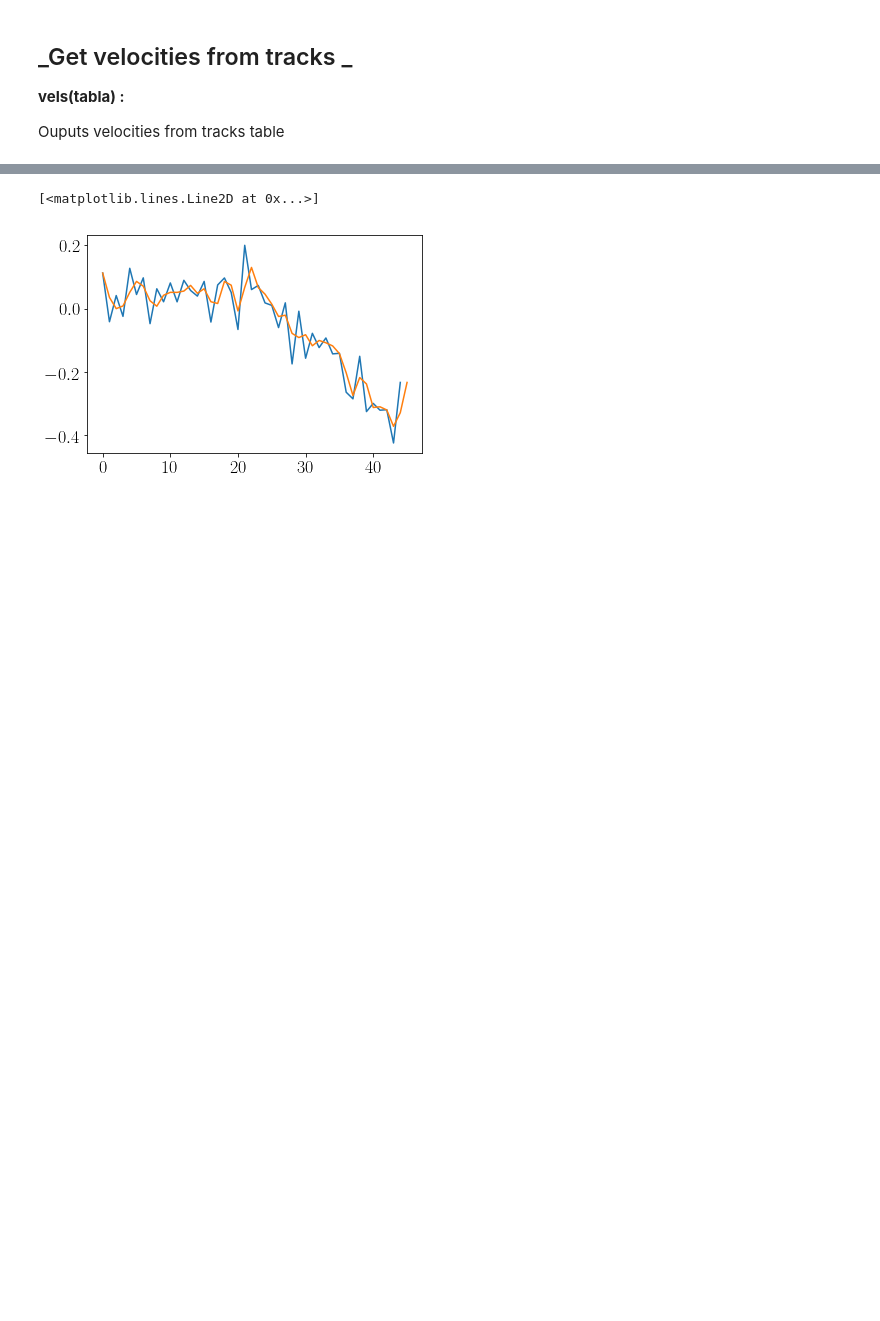
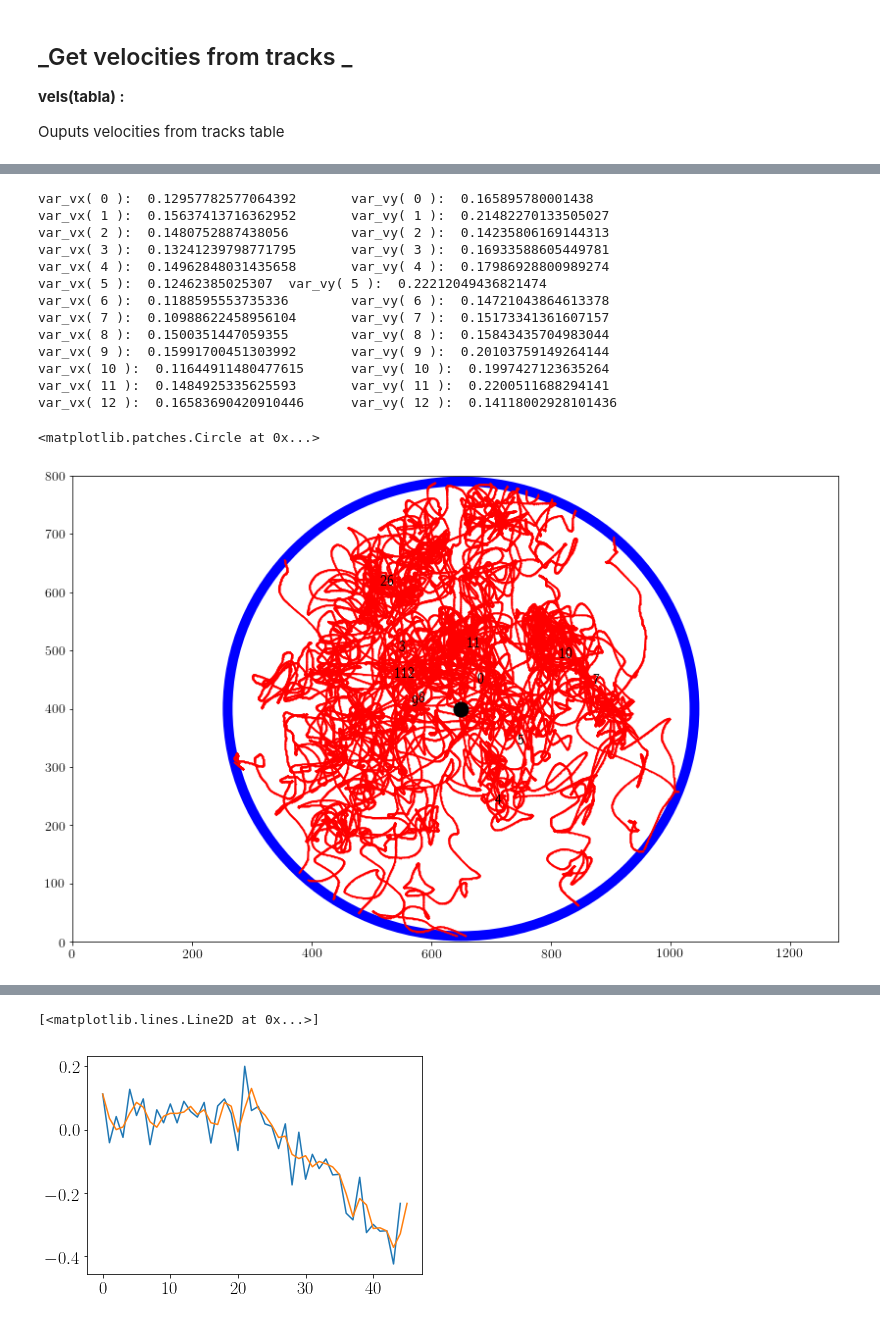
Before and after one commit to fvegar/Tracks, a Jupyter notebook: tracks_processing.ipynb, the cells around one changed output, grey strips where cells are left out. Cells and saved outputs as stored; diff of their text form; code cells hidden in the pictures; blank space fills up the shorter version.

```diff
--- a/tracks_processing.ipynb
+++ b/tracks_processing.ipynb
@@ -263,0 +477,34 @@ def vels_gradient(tabla):
+# %%
+#fig=plt.figure(1,figsize=(14,14*info['shape'][0][1]/info['shape'][0][0]))
+fig, ax = plt.subplots(figsize=(14,14*info['shape'][0][1]/info['shape'][0][0]))
+px_size = 72./fig.dpi
+
+circle2 = plt.Circle((info.ROI_center[0][0], info.ROI_center[0][1]), info.ROI_radius[0], alpha=1, lw=10,fill=False, edgecolor='b')
+
+ax.set_xlim(0,info['shape'][0][0])
+ax.set_ylim(0,info['shape'][0][1])
+
+for i in range(Ntracks):
+    plt.plot(tracks[i].x,tracks[i].y, c='r', marker='.', markersize=px_size,linewidth=None)
+    plt.text(np.mean(tracks[i].x), np.mean(tracks[i].y), str(i))
+    print('var_vx(', str(i),'): ', np.var(tracks[i].vx), '\tvar_vy(', str(i),'): ', np.var(tracks[i].vy))
+#plt.plot(tracks[10].x,tracks[10].y, c= 'b', marker='.', markersize=px_size,linewidth=None)
+
+plt.plot(info.ROI_center[0][0],info.ROI_center[0][1], 'o', markersize =15*px_size, c='k')
+ax.add_artist(circle2)
+# %% [output]
+var_vx( 0 ):  0.12957782577064392       var_vy( 0 ):  0.165895780001438
+var_vx( 1 ):  0.15637413716362952       var_vy( 1 ):  0.21482270133505027
+var_vx( 2 ):  0.1480752887438056        var_vy( 2 ):  0.14235806169144313
+var_vx( 3 ):  0.13241239798771795       var_vy( 3 ):  0.16933588605449781
+var_vx( 4 ):  0.14962848031435658       var_vy( 4 ):  0.17986928800989274
+var_vx( 5 ):  0.12462385025307  var_vy( 5 ):  0.22212049436821474
+var_vx( 6 ):  0.1188595553735336        var_vy( 6 ):  0.14721043864613378
+var_vx( 7 ):  0.10988622458956104       var_vy( 7 ):  0.15173341361607157
+var_vx( 8 ):  0.1500351447059355        var_vy( 8 ):  0.15843435704983044
+var_vx( 9 ):  0.15991700451303992       var_vy( 9 ):  0.20103759149264144
+var_vx( 10 ):  0.11644911480477615      var_vy( 10 ):  0.1997427123635264
+var_vx( 11 ):  0.1484925335625593       var_vy( 11 ):  0.2200511688294141
+var_vx( 12 ):  0.16583690420910446      var_vy( 12 ):  0.14118002928101436
+<matplotlib.patches.Circle at 0x...>
+[figure, added]
```
Also changed, not shown: parts of 60 cells of this notebook.
